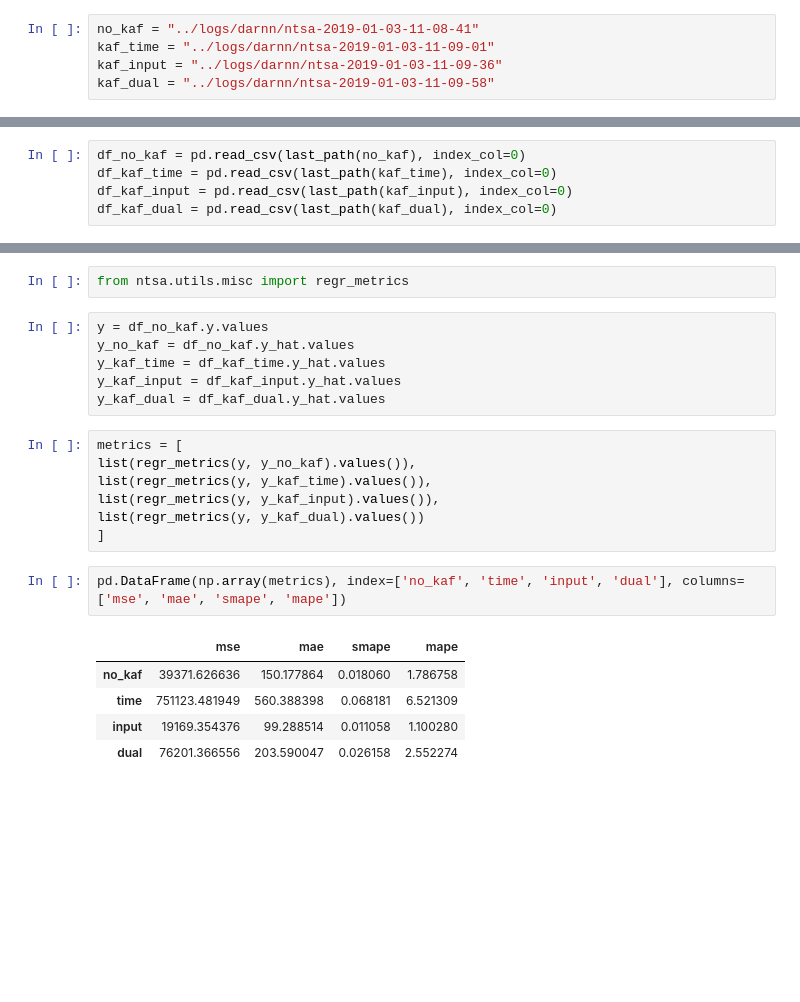
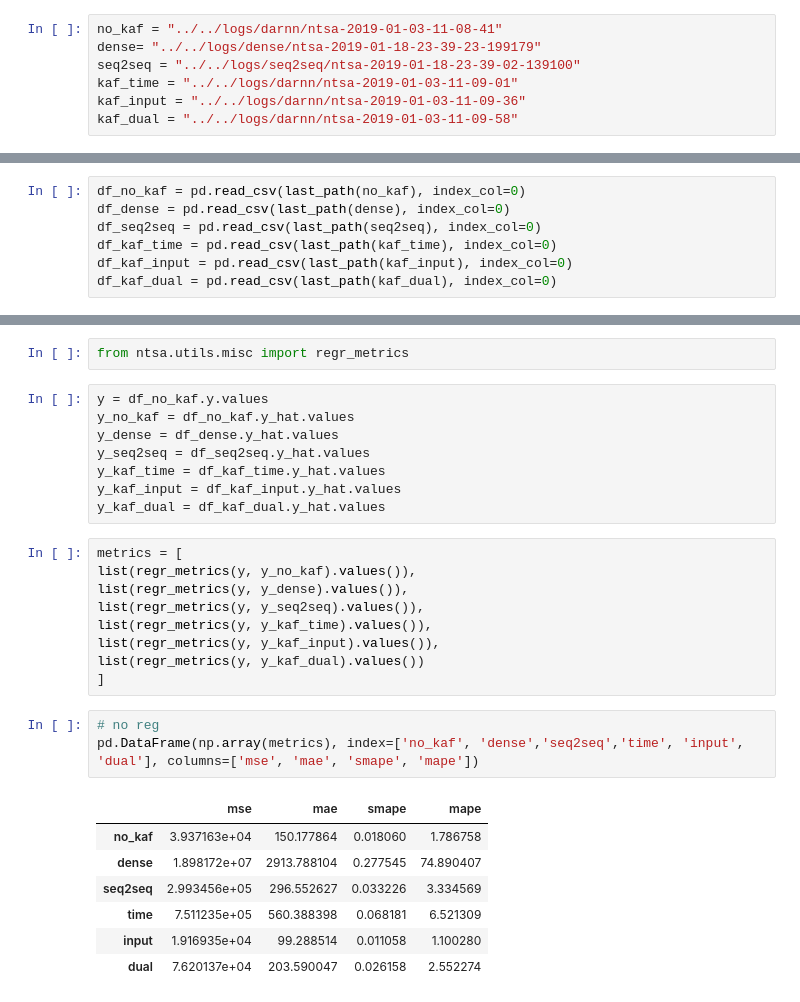
Before and after one commit to d3sm0/ntsa, a Jupyter notebook: nb/exp_5_01/results_btc_1step.ipynb, the cells around one changed output, grey strips where cells are left out. Drawn from its saved outputs; the diff is of its cells as text; blank space fills up the shorter version.

```diff
--- a/nb/exp_5_01/results_btc_1step.ipynb
+++ b/nb/exp_5_01/results_btc_1step.ipynb
@@ -12,9 +12,11 @@ sns.set()
 # %%
 import glob
 # %%
-no_kaf = "../logs/darnn/ntsa-2019-01-03-11-08-41"
-kaf_time = "../logs/darnn/ntsa-2019-01-03-11-09-01"
-kaf_input = "../logs/darnn/ntsa-2019-01-03-11-09-36"
-kaf_dual = "../logs/darnn/ntsa-2019-01-03-11-09-58"
+no_kaf = "../../logs/darnn/ntsa-2019-01-03-11-08-41"
+dense= "../../logs/dense/ntsa-2019-01-18-23-39-23-199179"
+seq2seq = "../../logs/seq2seq/ntsa-2019-01-18-23-39-02-139100"
+kaf_time = "../../logs/darnn/ntsa-2019-01-03-11-09-01"
+kaf_input = "../../logs/darnn/ntsa-2019-01-03-11-09-36"
+kaf_dual = "../../logs/darnn/ntsa-2019-01-03-11-09-58"
 # %%
 df_no_kaf = pd.read_csv(no_kaf + '/train/results.csv')
@@ -106,6 +130,8 @@ def last_path(base_path):
     return base_path + '/report/' + ''.join([str(idx), '_', 'report.csv'])
 # %%
 df_no_kaf = pd.read_csv(last_path(no_kaf), index_col=0)
+df_dense = pd.read_csv(last_path(dense), index_col=0)
+df_seq2seq = pd.read_csv(last_path(seq2seq), index_col=0)
 df_kaf_time = pd.read_csv(last_path(kaf_time), index_col=0)
 df_kaf_input = pd.read_csv(last_path(kaf_input), index_col=0)
 df_kaf_dual = pd.read_csv(last_path(kaf_dual), index_col=0)
@@ -127,21 +155,28 @@ from ntsa.utils.misc import regr_metrics
 # %%
 y = df_no_kaf.y.values
 y_no_kaf = df_no_kaf.y_hat.values
+y_dense = df_dense.y_hat.values
+y_seq2seq = df_seq2seq.y_hat.values
 y_kaf_time = df_kaf_time.y_hat.values
 y_kaf_input = df_kaf_input.y_hat.values
 y_kaf_dual = df_kaf_dual.y_hat.values
 # %%
 metrics = [
 list(regr_metrics(y, y_no_kaf).values()),
+list(regr_metrics(y, y_dense).values()),
+list(regr_metrics(y, y_seq2seq).values()),
 list(regr_metrics(y, y_kaf_time).values()),
 list(regr_metrics(y, y_kaf_input).values()),
 list(regr_metrics(y, y_kaf_dual).values())
 ]
 # %%
-pd.DataFrame(np.array(metrics), index=['no_kaf', 'time', 'input', 'dual'], columns=['mse', 'mae', 'smape', 'mape'])
+# no reg
+pd.DataFrame(np.array(metrics), index=['no_kaf', 'dense','seq2seq','time', 'input', 'dual'], columns=['mse', 'mae', 'smape', 'mape'])
 # %% [output]
 |  | mse | mae | smape | mape |
-| no_kaf | 39371.626636 | 150.177864 | 0.018060 | 1.786758 |
-| time | 751123.481949 | 560.388398 | 0.068181 | 6.521309 |
-| input | 19169.354376 | 99.288514 | 0.011058 | 1.100280 |
-| dual | 76201.366556 | 203.590047 | 0.026158 | 2.552274 |
+| no_kaf | 3.937163e+04 | 150.177864 | 0.018060 | 1.786758 |
+| dense | 1.898172e+07 | 2913.788104 | 0.277545 | 74.890407 |
+| seq2seq | 2.993456e+05 | 296.552627 | 0.033226 | 3.334569 |
+| time | 7.511235e+05 | 560.388398 | 0.068181 | 6.521309 |
+| input | 1.916935e+04 | 99.288514 | 0.011058 | 1.100280 |
+| dual | 7.620137e+04 | 203.590047 | 0.026158 | 2.552274 |
```
Also changed, not shown: parts of 11 cells of this notebook, 4 other files.
